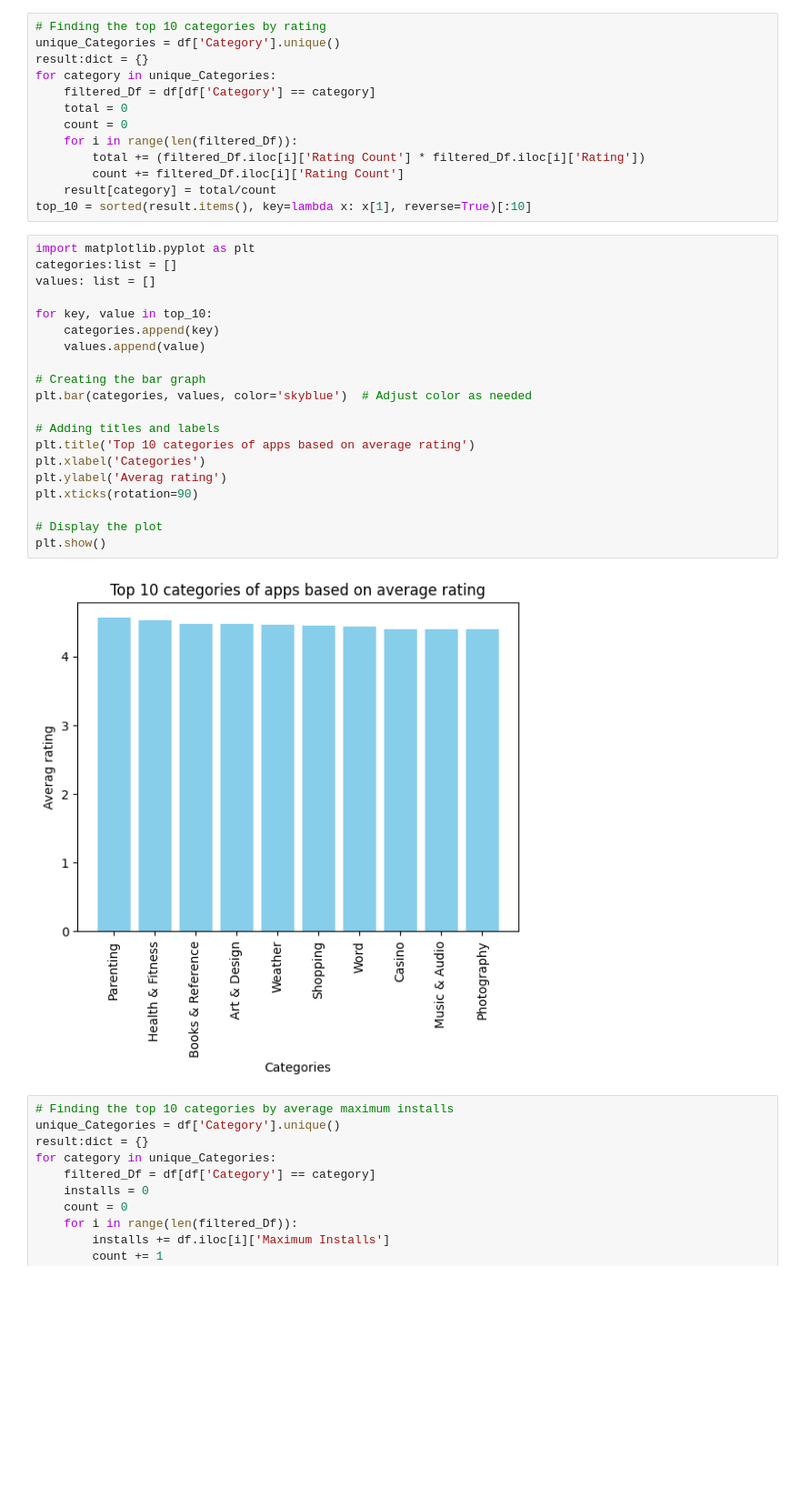
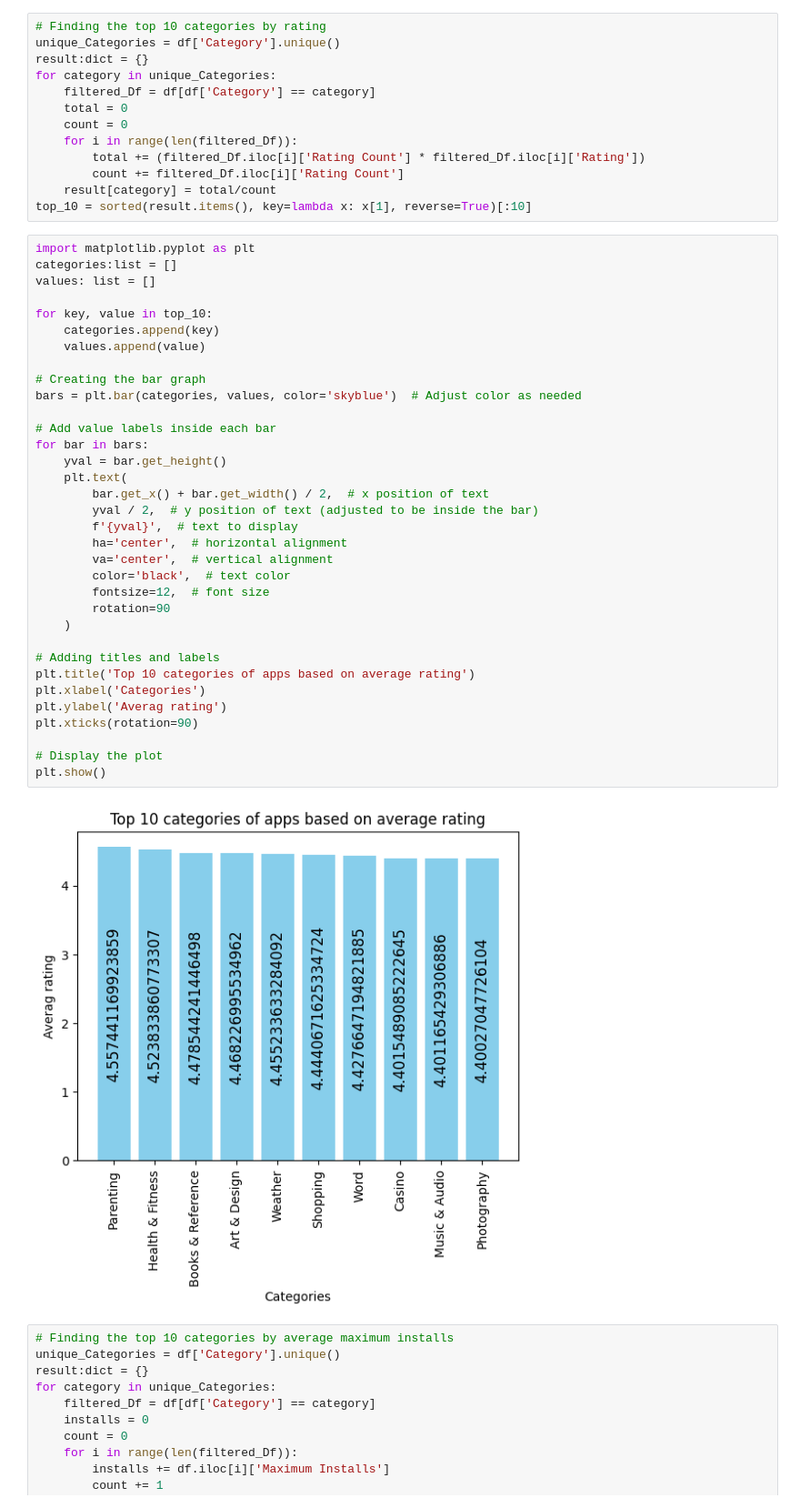
Before and after one commit to valmikGit/Data-Visualization, a Jupyter notebook: Preprocessing.ipynb, the cells around one changed output. Shown at 91% size. Cells and saved outputs as stored; diff of their text form; blank space fills up the shorter version.

Commit message:
improved the graphs.

```diff
--- a/Preprocessing.ipynb
+++ b/Preprocessing.ipynb
@@ -127,25 +127,39 @@ top_10 = sorted(result.items(), key=lambda x: x[1], reverse=True)[:10]
 # %%
 import matplotlib.pyplot as plt
 categories:list = []
 values: list = []
 
 for key, value in top_10:
     categories.append(key)
     values.append(value)
 
 # Creating the bar graph
-plt.bar(categories, values, color='skyblue')  # Adjust color as needed
+bars = plt.bar(categories, values, color='skyblue')  # Adjust color as needed
+
+# Add value labels inside each bar
+for bar in bars:
+    yval = bar.get_height()
+    plt.text(
+        bar.get_x() + bar.get_width() / 2,  # x position of text
+        yval / 2,  # y position of text (adjusted to be inside the bar)
+        f'{yval}',  # text to display
+        ha='center',  # horizontal alignment
+        va='center',  # vertical alignment
+        color='black',  # text color
+        fontsize=12,  # font size
+        rotation=90
+    )
 
 # Adding titles and labels
 plt.title('Top 10 categories of apps based on average rating')
 plt.xlabel('Categories')
 plt.ylabel('Averag rating')
 plt.xticks(rotation=90)
 
 # Display the plot
 plt.show()
 # %% [output]
-[figure, old version]
+[figure, new version]
 # %%
 # Finding the top 10 categories by average maximum installs
 unique_Categories = df['Category'].unique()
```
Also changed, not shown: parts of 3 cells of this notebook.
